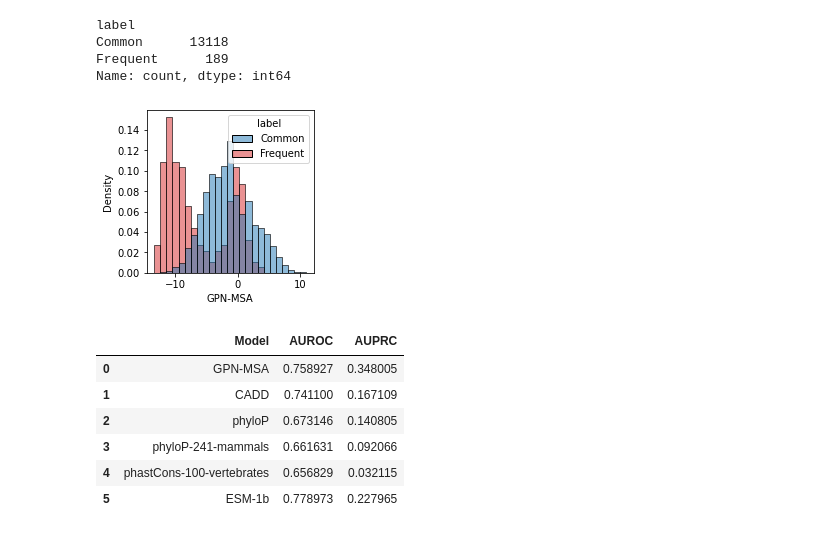
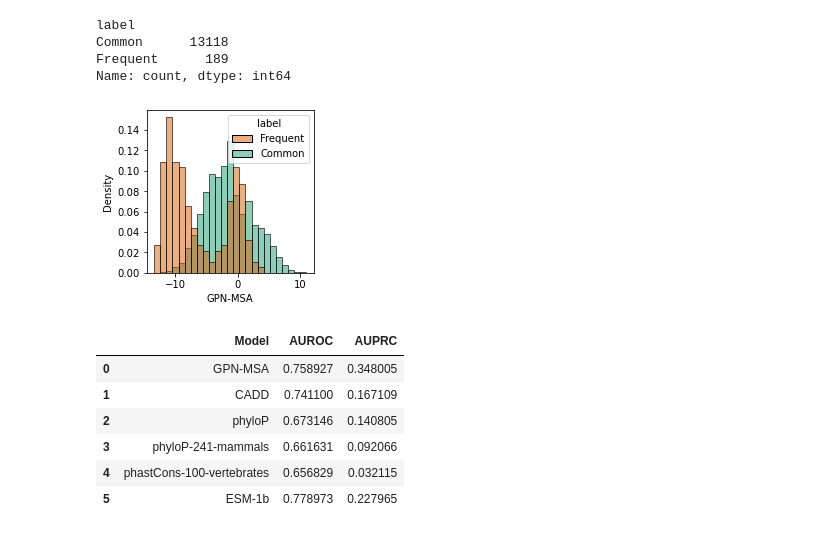
Before and after one commit to songlab-cal/gpn, a Jupyter notebook: analysis/human/workflow/notebooks/vep.ipynb, the cells around one changed output. Drawn from its saved outputs; the diff is of its cells as text; code cells hidden in the pictures.

Commit message:
Update hist plot color palett

```diff
--- a/analysis/human/workflow/notebooks/vep.ipynb
+++ b/analysis/human/workflow/notebooks/vep.ipynb
@@ -269,19 +305,4 @@ label
 Pathogenic    21275
 Common        13117
 Name: count, dtype: int64
-# %%
-def histplot_label(V, save_path=None):
-    plt.figure(figsize=(3,3))
-    sns.histplot(
-        data=V,
-        x="GPN-MSA",
-        hue="label",
-        bins=25,
-        stat="density",
-        common_norm=False,
-        common_bins=True,
-        palette=dict(Common="C0", Pathogenic="C3", Frequent="C3", Rare="C3"),
-    )
-    if save_path is not None:
-        plt.savefig(plot_dir + save_path, bbox_inches="tight")
 # %%
@@ -400,9 +421,9 @@ Common      13118
 Frequent      189
 Name: count, dtype: int64
 # %%
-histplot_label(V_cosmic, save_path="hist_cosmic.svg")
+histplot_label(V_cosmic, save_path="hist_cosmic.svg", hue_order=["Frequent", "Common"])
 # %% [output]
-[figure, old version]
+[figure, new version]
 # %%
 rows = []
 for m in dataset_models["COSMIC"]:
```
Also changed, not shown: parts of 6 cells of this notebook.
